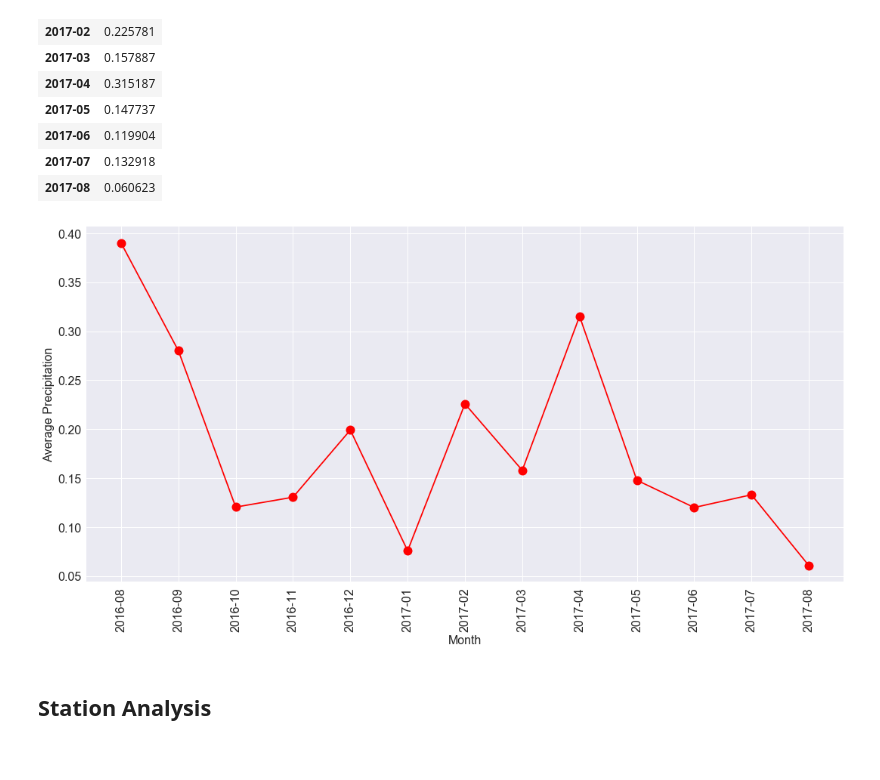
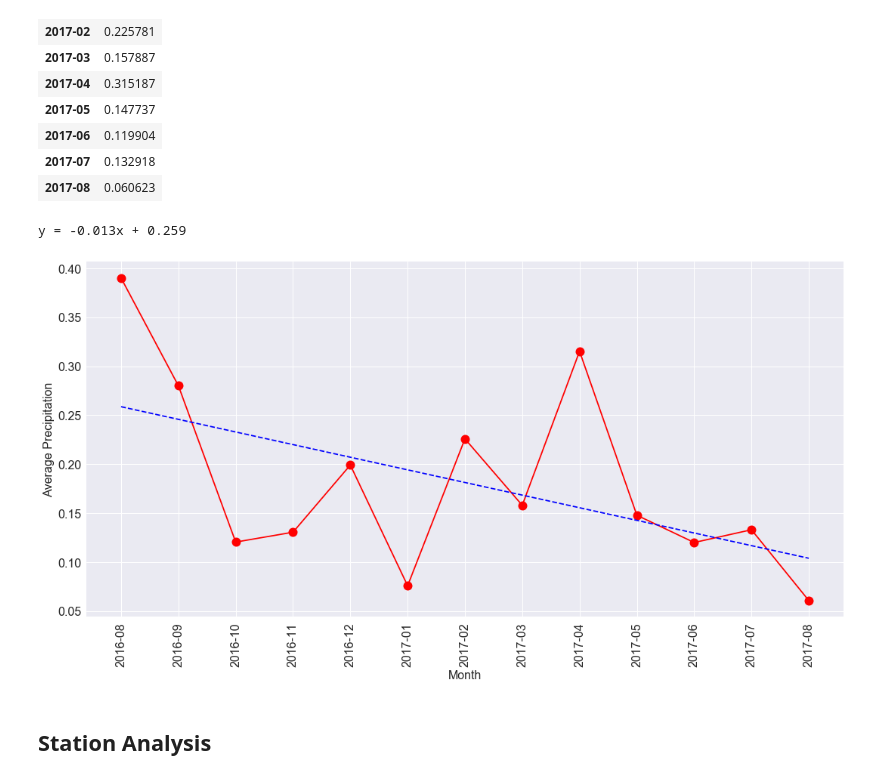
Before and after one commit to rochiecuevas/climate_analysis, a Jupyter notebook: climate_starter.ipynb, the cells around one changed output. Saved outputs shown, nothing was run; the diff lists cells and outputs as text; code cells hidden in the pictures.

```diff
--- a/climate_starter.ipynb
+++ b/climate_starter.ipynb
@@ -117,12 +121,12 @@ pptn_df.head()
 | 2016-08-24 | USC00514830 | 2.28 | 80.0 |
 | 2016-08-24 | USC00513117 | 2.15 | 76.0 |
 # %%
-# Use Pandas to calculate the summary statistics for the dataframe
-grouped = pptn_df.groupby("date").describe()
+# Use Pandas to calculate the summary statistics for precipitation
+grouped = df.groupby("date").describe()
 # %%
-# Just use the mean and the standard deviations
-pptn_df2 = grouped["prcp"].iloc[:, 1:3]
-pptn_df2.head()
+# Use the mean and the standard deviations for precipitation
+pptn_df = grouped["prcp"].iloc[:, 1:3]
+pptn_df.head()
 # %% [output]
 |  | mean | std |
 | date |  |  |
@@ -142,9 +146,9 @@ dtype('O')
 # Date is currently set as string; need to convert to datetime and then to period format
 # Resource: http://earthpy.org/time_series_analysis_with_pandas_part_2.html
 
-pptn_df2["mean"].index = pd.to_datetime(pptn_df2["mean"].index) # string to datetime
-pptn_df2.index = pptn_df2["mean"].to_period(freq = "D").index # time stamps to daily time periods
-pptn_df2.index
+pptn_df["mean"].index = pd.to_datetime(pptn_df["mean"].index) # string to datetime
+pptn_df.index = pptn_df["mean"].to_period(freq = "D").index # time stamps to daily time periods
+pptn_df.index
 # %% [output]
 PeriodIndex(['2016-08-24', '2016-08-25', '2016-08-26', '2016-08-27',
              '2016-08-28', '2016-08-29', '2016-08-30', '2016-08-31',
@@ -167,8 +169,8 @@ plt.savefig("Images/pptn.svg")
 [figure]
 # %%
 # Get the mean by month
-pptn_df2_monthly_avg = pptn_df2.iloc[:, 0:1].resample("M").mean()
-pptn_df2_monthly_avg
+pptn_df_monthly_avg = pptn_df.iloc[:, 0:1].resample("M").mean()
+pptn_df_monthly_avg
 # %% [output]
 |  | mean |
 | date |  |
@@ -187,16 +189,28 @@ pptn_df2_monthly_avg
 | 2017-08 | 0.060623 |
 # %%
 # Monthly precipitation averages for one year
-x = np.arange(len(pptn_df2_monthly_avg.index))
-y = pptn_df2_monthly_avg["mean"].values
+x = np.arange(len(pptn_df_monthly_avg.index))
+y = pptn_df_monthly_avg["mean"].values
 plt.figure(figsize = (15,8))
-plt.errorbar(x, y, marker = "o", markersize = 12, color = "red")
+plt.plot(x, y, marker = "o", markersize = 12, color = "red")
+
+# Calculate the trendline (linear fitting)
+# Resource: http://widu.tumblr.com/post/43624347354/matplotlib-trendline
+z = np.polyfit(x, y, 1)
+p = np.poly1d(z)
+plt.plot(x, p(x),"b--")
+
+# the line equation:
+print(f"y = %.3fx + %.3f"%(z[0],z[1]))
+
+# Plot attributes
 plt.ylabel("Average Precipitation", fontsize = 16)
 plt.xlabel("Month", fontsize = 16)
-plt.xticks(x, pptn_df2_monthly_avg.index.values, rotation = 90)
+plt.xticks(x, pptn_df_monthly_avg.index.values, rotation = 90)
 plt.tight_layout()
 # %% [output]
+y = -0.013x + 0.259
-[figure, old version]
+[figure, new version]
 # %% [markdown]
 ## Station Analysis
 # %%
```
Also changed, not shown: parts of 5 cells of this notebook, 1 other file.
